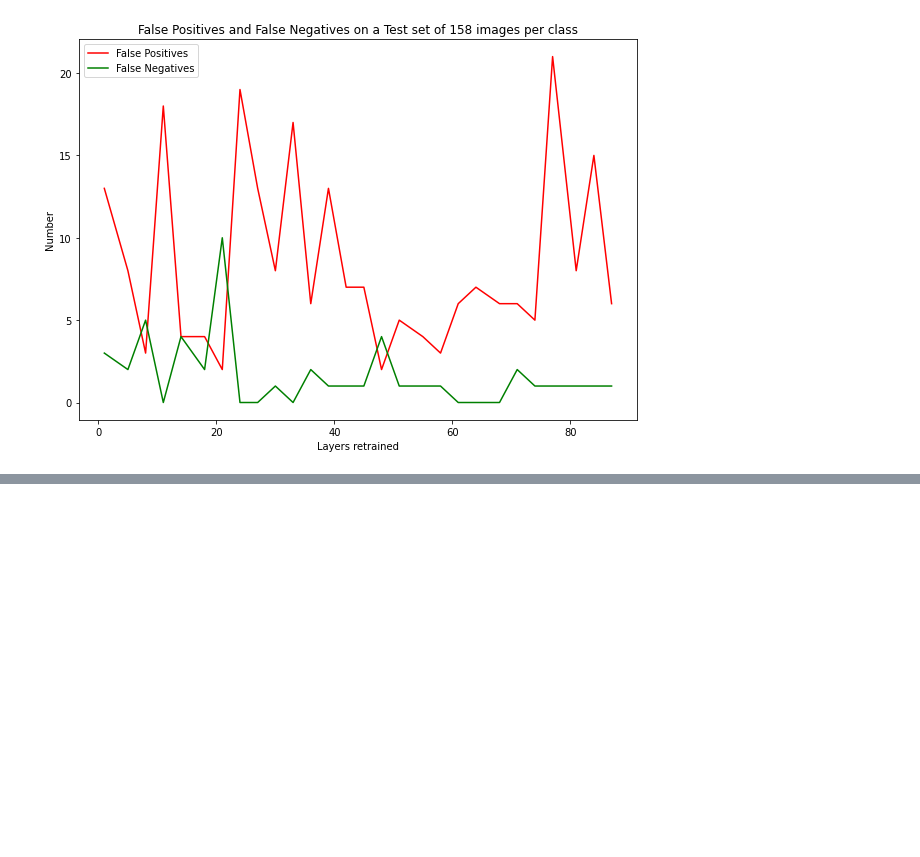
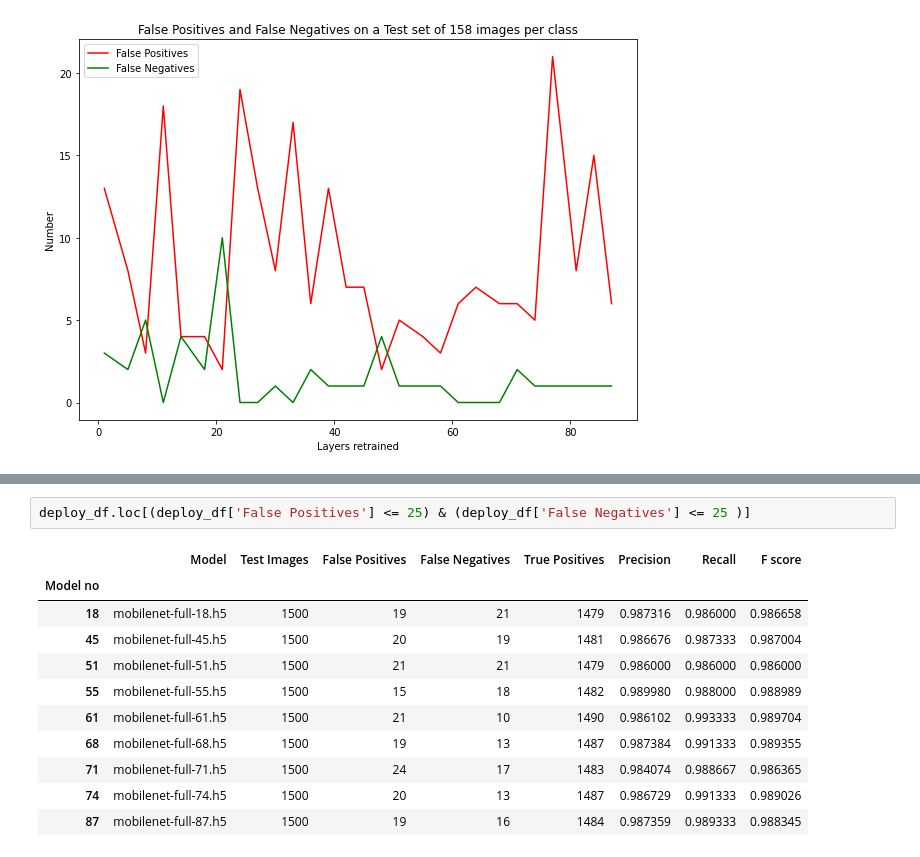
Before and after one commit to runo-hr/Pneumonia-Detection, a Jupyter notebook: MobileNet/mobilenet.ipynb, the cells around one changed output, grey strips where cells are left out. Drawn from its saved outputs; the diff is of its cells as text; blank space fills up the shorter version.

```diff
--- a/MobileNet/mobilenet.ipynb
+++ b/MobileNet/mobilenet.ipynb
@@ -343,0 +415,14 @@ plt.show()
+# %%
+deploy_df.loc[(deploy_df['False Positives'] <= 25) & (deploy_df['False Negatives'] <= 25 )]
+# %% [output]
+|  | Model | Test Images | False Positives | False Negatives | True Positives | Precision | Recall | F score |
+| Model no |  |  |  |  |  |  |  |  |
+| 18 | mobilenet-full-18.h5 | 1500 | 19 | 21 | 1479 | 0.987316 | 0.986000 | 0.986658 |
+| 45 | mobilenet-full-45.h5 | 1500 | 20 | 19 | 1481 | 0.986676 | 0.987333 | 0.987004 |
+| 51 | mobilenet-full-51.h5 | 1500 | 21 | 21 | 1479 | 0.986000 | 0.986000 | 0.986000 |
+| 55 | mobilenet-full-55.h5 | 1500 | 15 | 18 | 1482 | 0.989980 | 0.988000 | 0.988989 |
+| 61 | mobilenet-full-61.h5 | 1500 | 21 | 10 | 1490 | 0.986102 | 0.993333 | 0.989704 |
+| 68 | mobilenet-full-68.h5 | 1500 | 19 | 13 | 1487 | 0.987384 | 0.991333 | 0.989355 |
+| 71 | mobilenet-full-71.h5 | 1500 | 24 | 17 | 1483 | 0.984074 | 0.988667 | 0.986365 |
+| 74 | mobilenet-full-74.h5 | 1500 | 20 | 13 | 1487 | 0.986729 | 0.991333 | 0.989026 |
+| 87 | mobilenet-full-87.h5 | 1500 | 19 | 16 | 1484 | 0.987359 | 0.989333 | 0.988345 |
```
Also changed, not shown: parts of 25 cells of this notebook, 2 other files.
